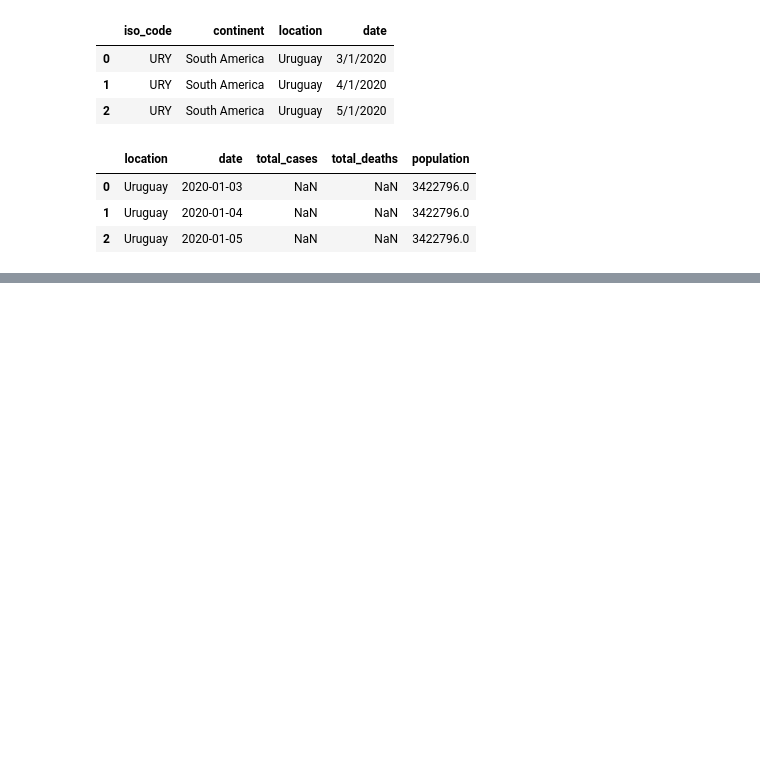
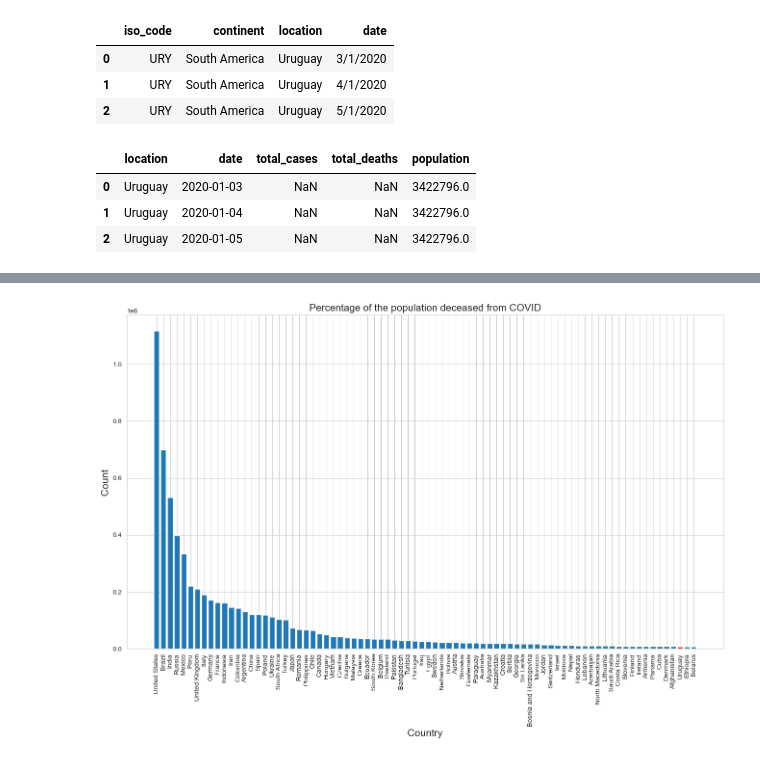
Before and after one commit to David-Almaguer-La-Rosa/SQL-queries-from-Jupyter-Notebook, a Jupyter notebook: Database connection and SQL queries from Jupyter Notebook.ipynb, the cells around one changed output, grey strips where cells are left out. Saved outputs shown, nothing was run; the diff lists cells and outputs as text; code cells hidden in the pictures; blank space fills up the shorter version.

```diff
--- a/Database connection and SQL queries from Jupyter Notebook.ipynb
+++ b/Database connection and SQL queries from Jupyter Notebook.ipynb
@@ -213,0 +174,14 @@ ax.tick_params(axis='x', rotation=90);
+# %%
+# determininig countries that have the highest infection rates and compare it with Uruguay rate
+sql='''
+    SELECT location, population, MAX(total_cases) AS higest_infection_count, MAX((total_cases/population*100)) AS percent_population_infected
+    FROM coviddeaths
+    GROUP BY location, population
+    HAVING MAX((total_cases/population)*100) IS NOT NULL
+    ORDER BY percent_population_infected DESC
+    LIMIT 80
+'''
+query = connection.execute(text(sql))
+result = query.fetchall()
+df_4 = pd.DataFrame(result)
+df_4
@@ -213,0 +220,15 @@ ax.tick_params(axis='x', rotation=90);
+# %%
+# determininig countries that have the highest infection rates and compare it with Uruguay rate
+sql='''
+    SELECT location, MAX(CAST(total_deaths AS INT)) AS total_death_count
+    FROM coviddeaths
+    WHERE continent IS NOT NULL
+    GROUP BY location
+    HAVING MAX(total_deaths) IS NOT NULL
+    ORDER BY total_death_count DESC
+    LIMIT 80
+'''
+query = connection.execute(text(sql))
+result = query.fetchall()
+df_5 = pd.DataFrame(result)
+df_5
@@ -214,2 +249,20 @@ ax.tick_params(axis='x', rotation=90);
+# %%
+fig, ax = plt.subplots(figsize =(16, 9))
+
+bar_colors = []
+for i in range(len(df_5)):
+    if df_5.location[i] != 'Uruguay':
+        bar_colors.append('tab:blue')
+    else:
+        bar_colors.append('tab:red')
+
+ax.bar(df_5.location, df_5.total_death_count, color=bar_colors)
+
+ax.set_title('Percentage of the population deceased from COVID', fontsize=15)
+ax.set_xlabel('Country', fontsize=15)
+ax.set_ylabel('Count', fontsize=15)
+ax.tick_params(axis='x', rotation=90);
+# %% [output]
+[figure, added]
 # %%
 connection.close()
```
Also changed, not shown: parts of 20 cells of this notebook.
